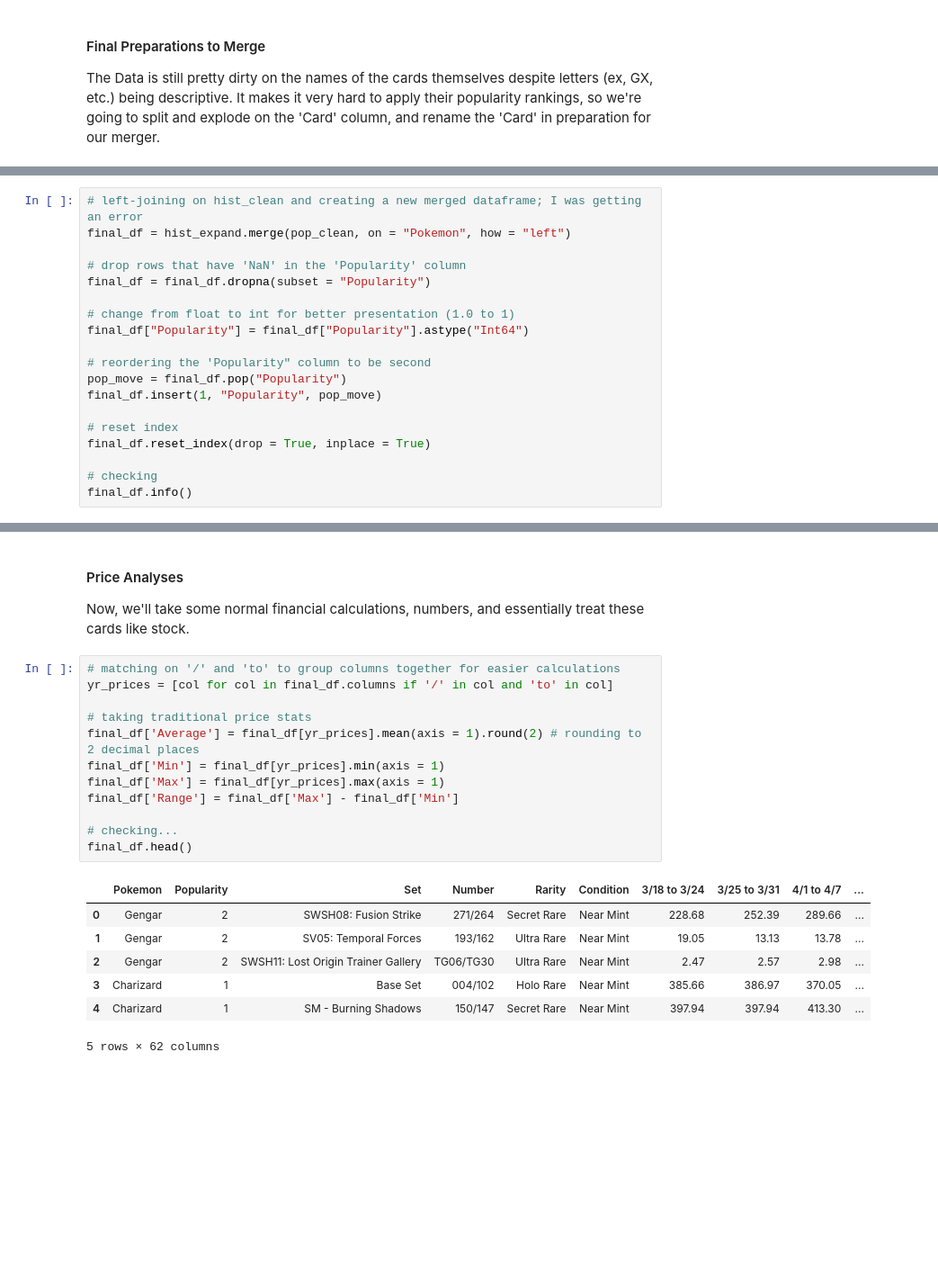
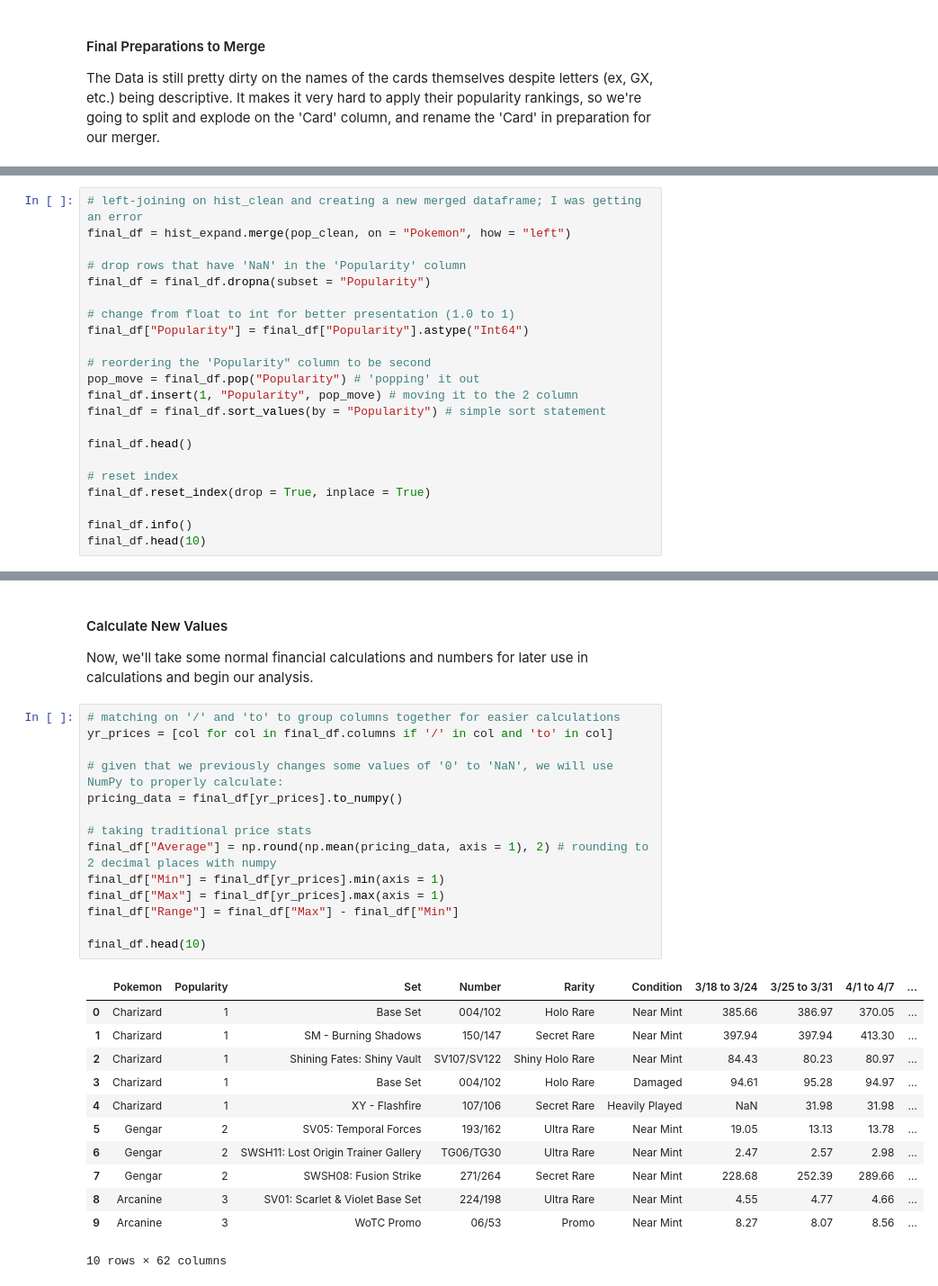
Before and after one commit to jared-joering/pokemon_tcg_projects, a Jupyter notebook: price-history-pokemon-cards.ipynb, the cells around one changed output, grey strips where cells are left out. Shown: that part at 90% size. Drawn from its saved outputs; the diff is of its cells as text; blank space fills up the shorter version.

Commit message:
wholesale changes: added calculations, graphs, fixed errors and worked for consistency, general upkeep

```diff
--- a/price-history-pokemon-cards.ipynb
+++ b/price-history-pokemon-cards.ipynb
@@ -195,14 +192,17 @@ final_df = final_df.dropna(subset = "Popularity")
 final_df["Popularity"] = final_df["Popularity"].astype("Int64")
 
 # reordering the 'Popularity" column to be second
-pop_move = final_df.pop("Popularity")
-final_df.insert(1, "Popularity", pop_move)
+pop_move = final_df.pop("Popularity") # 'popping' it out
+final_df.insert(1, "Popularity", pop_move) # moving it to the 2 column
+final_df = final_df.sort_values(by = "Popularity") # simple sort statement
+
+final_df.head()
 
 # reset index
 final_df.reset_index(drop = True, inplace = True)
 
-# checking
 final_df.info()
+final_df.head(10)
 # %% [output]
 <class 'pandas.core.frame.DataFrame'>
 RangeIndex: 103 entries, 0 to 102
@@ -224,23 +236,31 @@ memory usage: 46.9+ KB
 # %% [markdown]
-#### Price Analyses
-Now, we'll take some normal financial calculations, numbers, and essentially treat these cards like stock.
+#### Calculate New Values
+
+Now, we'll take some normal financial calculations and numbers for later use in calculations and begin our analysis.
 # %%
 # matching on '/' and 'to' to group columns together for easier calculations
 yr_prices = [col for col in final_df.columns if '/' in col and 'to' in col]
 
+# given that we previously changes some values of '0' to 'NaN', we will use NumPy to properly calculate:
+pricing_data = final_df[yr_prices].to_numpy()
+
 # taking traditional price stats
-final_df['Average'] = final_df[yr_prices].mean(axis = 1).round(2) # rounding to 2 decimal places
-final_df['Min'] = final_df[yr_prices].min(axis = 1)
-final_df['Max'] = final_df[yr_prices].max(axis = 1)
-final_df['Range'] = final_df['Max'] - final_df['Min']
+final_df["Average"] = np.round(np.mean(pricing_data, axis = 1), 2) # rounding to 2 decimal places with numpy
+final_df["Min"] = final_df[yr_prices].min(axis = 1)
+final_df["Max"] = final_df[yr_prices].max(axis = 1)
+final_df["Range"] = final_df["Max"] - final_df["Min"]
 
-# checking...
-final_df.head()
+final_df.head(10)
 # %% [output]
 |  | Pokemon | Popularity | Set | Number | Rarity | Condition | 3/18 to 3/24 | 3/25 to 3/31 | 4/1 to 4/7 | ... |
-| 0 | Gengar | 2 | SWSH08: Fusion Strike | 271/264 | Secret Rare | Near Mint | 228.68 | 252.39 | 289.66 | ... |
-| 1 | Gengar | 2 | SV05: Temporal Forces | 193/162 | Ultra Rare | Near Mint | 19.05 | 13.13 | 13.78 | ... |
-| 2 | Gengar | 2 | SWSH11: Lost Origin Trainer Gallery | TG06/TG30 | Ultra Rare | Near Mint | 2.47 | 2.57 | 2.98 | ... |
-| 3 | Charizard | 1 | Base Set | 004/102 | Holo Rare | Near Mint | 385.66 | 386.97 | 370.05 | ... |
-| 4 | Charizard | 1 | SM - Burning Shadows | 150/147 | Secret Rare | Near Mint | 397.94 | 397.94 | 413.30 | ... |
+| 0 | Charizard | 1 | Base Set | 004/102 | Holo Rare | Near Mint | 385.66 | 386.97 | 370.05 | ... |
+| 1 | Charizard | 1 | SM - Burning Shadows | 150/147 | Secret Rare | Near Mint | 397.94 | 397.94 | 413.30 | ... |
+| 2 | Charizard | 1 | Shining Fates: Shiny Vault | SV107/SV122 | Shiny Holo Rare | Near Mint | 84.43 | 80.23 | 80.97 | ... |
+| 3 | Charizard | 1 | Base Set | 004/102 | Holo Rare | Damaged | 94.61 | 95.28 | 94.97 | ... |
+| 4 | Charizard | 1 | XY - Flashfire | 107/106 | Secret Rare | Heavily Played | NaN | 31.98 | 31.98 | ... |
+| 5 | Gengar | 2 | SV05: Temporal Forces | 193/162 | Ultra Rare | Near Mint | 19.05 | 13.13 | 13.78 | ... |
+| 6 | Gengar | 2 | SWSH11: Lost Origin Trainer Gallery | TG06/TG30 | Ultra Rare | Near Mint | 2.47 | 2.57 | 2.98 | ... |
+| 7 | Gengar | 2 | SWSH08: Fusion Strike | 271/264 | Secret Rare | Near Mint | 228.68 | 252.39 | 289.66 | ... |
+| 8 | Arcanine | 3 | SV01: Scarlet & Violet Base Set | 224/198 | Ultra Rare | Near Mint | 4.55 | 4.77 | 4.66 | ... |
+| 9 | Arcanine | 3 | WoTC Promo | 06/53 | Promo | Near Mint | 8.27 | 8.07 | 8.56 | ... |
-5 rows × 62 columns
+10 rows × 62 columns
```
Also changed, not shown: parts of 13 cells of this notebook.
